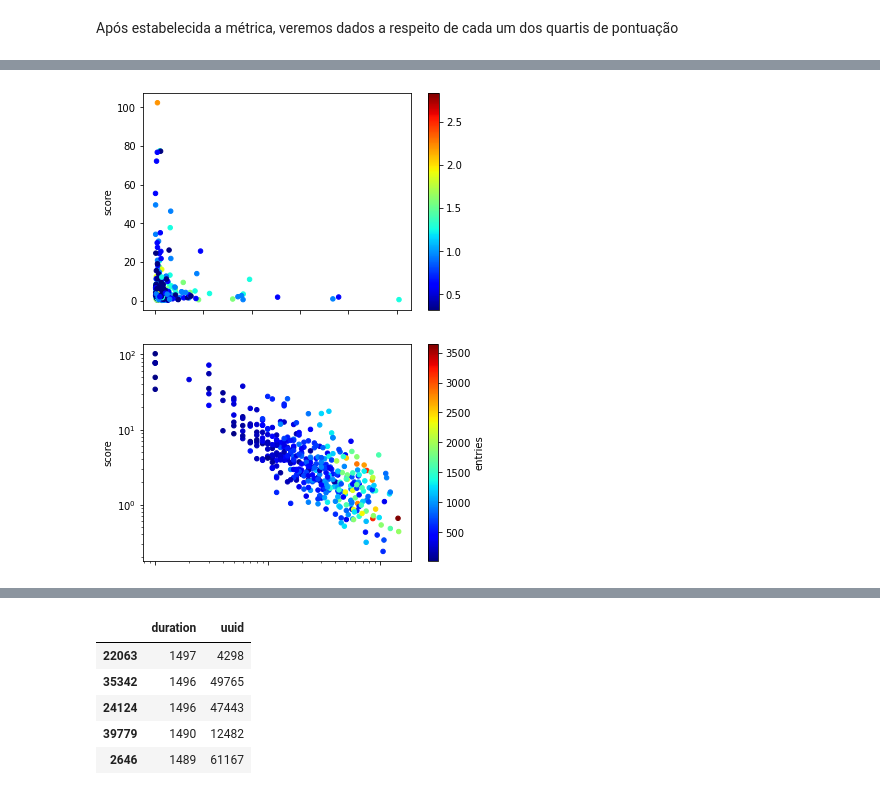
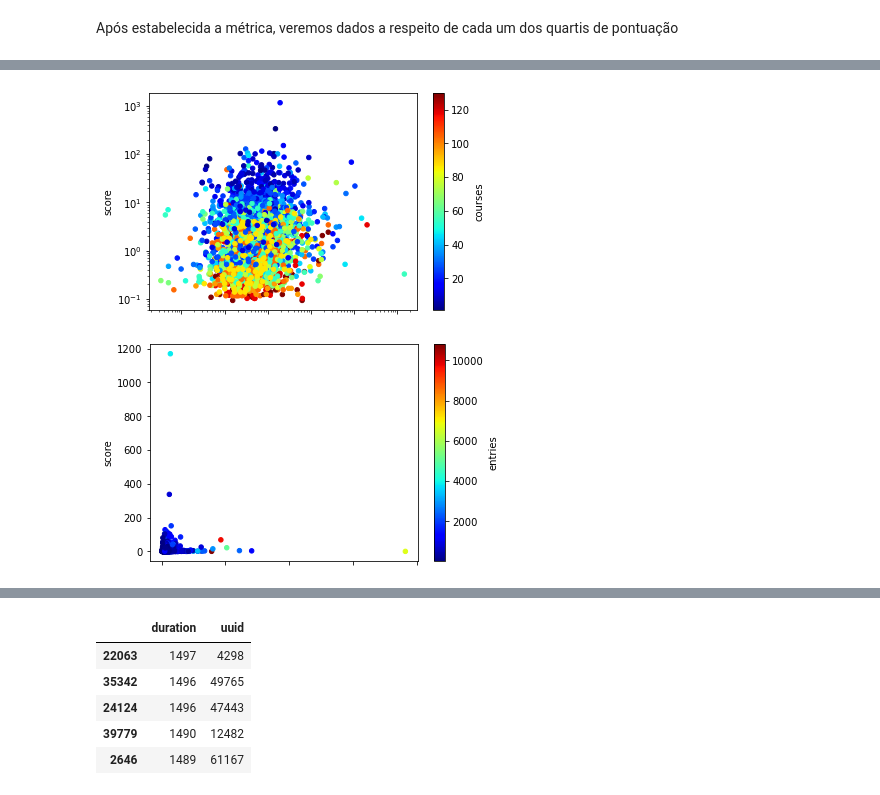
Before and after one commit to jo-nsc/distance-education-2020, a Jupyter notebook: analise_perfil_alunos.ipynb, the cells around one changed output, grey strips where cells are left out. Saved outputs shown, nothing was run; the diff lists cells and outputs as text; code cells hidden in the pictures.

```diff
--- a/analise_perfil_alunos.ipynb
+++ b/analise_perfil_alunos.ipynb
@@ -346,11 +327,11 @@ testeScore.head()
 # %% [markdown]
 Aqui, desenvolvemos uma metrica de score para os alunos
 # %%
-testeScore = testeScore[(testeScore['avg']<50) & (testeScore['avg']>0)]
-testeScore = testeScore[testeScore['courses']>0]
-testeScore = testeScore[(testeScore['duration']<1200) & (testeScore['duration']>0)]
-normalEx = testeScore['somaEx']/testeScore['somaEx'].mean()
-normalForum = testeScore['somaForum']/testeScore['somaForum'].mean()
-normalDuration = testeScore['duration']/testeScore['duration'].mean()
-normalCourses = testeScore['courses']/testeScore['courses'].mean()
-testeScore['score'] = (normalEx+normalForum+normalDuration)/normalCourses
+datedScores = datedScores[datedScores['courses']>0]
+# datedScores = datedScores[(datedScores['duration']<1200) & (datedScores['duration']>0)]
+normalEx = datedScores['somaEx']/datedScores['somaEx'].mean()
+normalForum = datedScores['somaForum']/datedScores['somaForum'].mean()
+normalDuration = datedScores['duration']/datedScores['duration'].mean()
+normalCourses = datedScores['courses']/datedScores['courses'].mean()
+
+datedScores['score'] = (normalEx+normalForum+normalDuration)/normalCourses
@@ -361,7 +358,8 @@ logFreq = logs[['user_uuid','moment']]
 logFreq['entries'] = logFreq.groupby(['user_uuid','moment'])['moment'].transform('count')
 logFreq.drop_duplicates(subset=['user_uuid','moment'],inplace=True)
 logFreq['var'] = logFreq.groupby(['user_uuid'])['entries'].transform('var')
-logFreq.head(10)
+logFreq['std'] = logFreq.groupby(['user_uuid'])['entries'].transform('std')
+logFreq
 # %% [output]
 A value is trying to be set on a copy of a slice from a DataFrame.
 Try using .loc[row_indexer,col_indexer] = value instead
@@ -391,5 +396,7 @@ See the caveats in the documentation: https://pandas.pydata.org/pandas-docs/stab
 # %%
-scoreFreq = testeScore.merge(logFreq[['user_uuid','var','entries']],left_on='user_uuid',right_on='user_uuid')
+scoreFreq = datedScores.merge(logFreq[['user_uuid','var','entries','std']],left_on='uuid',right_on='user_uuid')
 scoreFreq['entries'] = scoreFreq.groupby(['user_uuid'])['entries'].transform('sum')
 scoreFreq.drop_duplicates(subset='user_uuid',inplace=True)
-scoreFreq.drop(['course_uuid'],axis=1,inplace=True)
+# %%
+scoreFreq['logScore'] = np.log(scoreFreq['score'])
+scoreFreq['logCourses'] = np.log(scoreFreq['courses'])
@@ -405,10 +416,10 @@ scoreFreq.head()
 # %%
-scoreFreq.plot(kind='scatter',x='var',y='score',colormap='jet',c=scoreFreq.yearsActive/scoreFreq.yearsActive.mean())
+scoreFreq.plot(kind='scatter',x='var',y='score',colormap='jet',c='courses',loglog=True)
 plt.show()
 # %% [output]
-[figure, old version]
+[figure, new version]
 # %%
-scoreFreq.plot(kind='scatter',x='courses',y='score',colormap='jet',c='entries',loglog=True)
+scoreFreq.plot(kind='scatter',x='std',y='score',colormap='jet',c='entries')
 plt.show()
 # %% [output]
-[figure, old version]
+[figure, new version]
```
Also changed, not shown: parts of 34 cells of this notebook.
